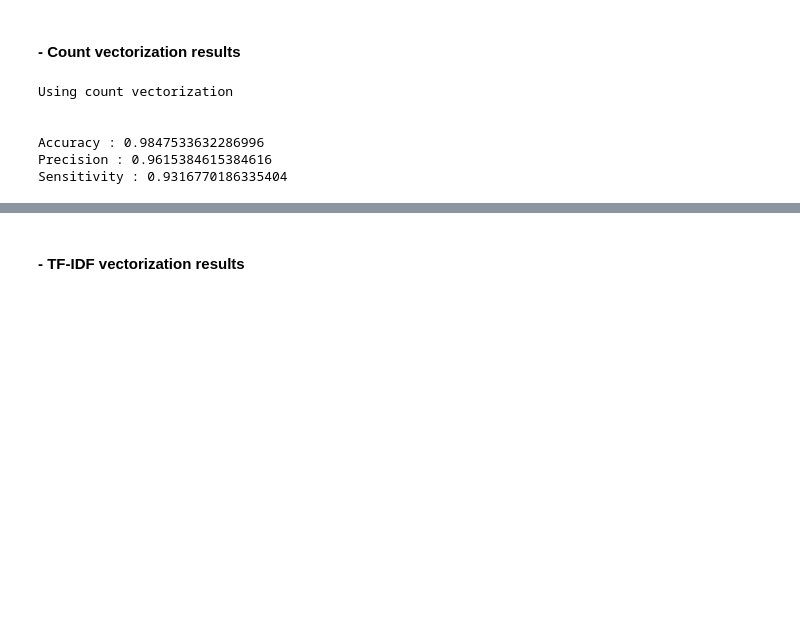
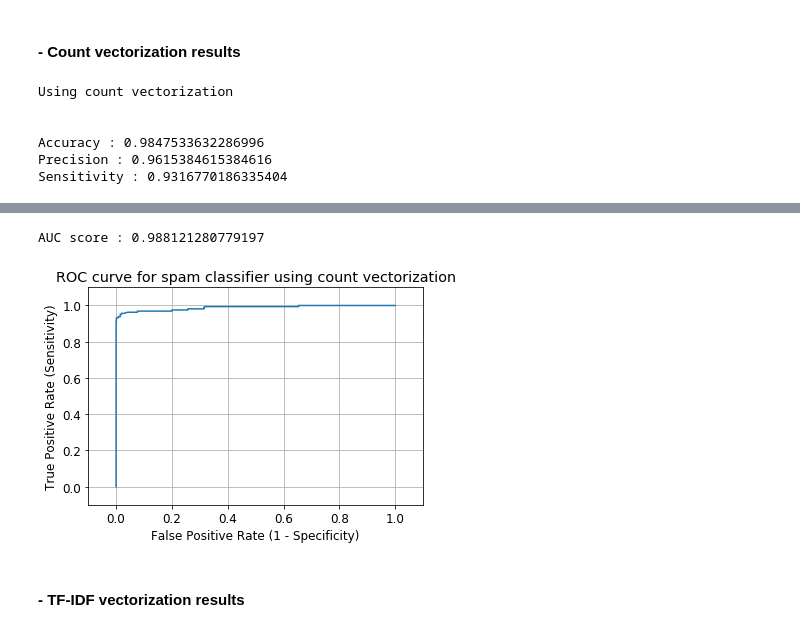
Before and after one commit to rickschneider95/Sms_Spam_Detection, a Jupyter notebook: Naïve_bayes.ipynb, the cells around one changed output, grey strips where cells are left out. Saved outputs shown, nothing was run; the diff lists cells and outputs as text; code cells hidden in the pictures; blank space fills up the shorter version.

```diff
--- a/Naïve_bayes.ipynb
+++ b/Naïve_bayes.ipynb
@@ -125,6 +128,7 @@ MultinomialNB(alpha=1.0, class_prior=None, fit_prior=True)
 * Predicting on test data
 # %%
 pred_count = clf_count.predict(data_test_count)
+pred_count_prob = clf_count.predict_proba(data_test_count)[:,1]
 # %% [markdown]
 #### - Fitting a model for TF-IDF vectorization
 # %% [markdown]
@@ -169,3 +205,19 @@ Sensitivity : 0.9316770186335404
+# %%
+fpr, tpr, thresholds = metrics.roc_curve(y_test,pred_count_prob)
+
+plt.plot(fpr, tpr)
+plt.xlim([-0.1, 1.1])
+plt.ylim([-0.1, 1.1])
+plt.rcParams['font.size'] = 12
+plt.title('ROC curve for spam classifier using count vectorization')
+plt.xlabel('False Positive Rate (1 - Specificity)')
+plt.ylabel('True Positive Rate (Sensitivity)')
+plt.grid(True)
+print("AUC score :",metrics.roc_auc_score(y_test, pred_count_prob))
+print("\n")
+# %% [output]
+AUC score : 0.988121280779197
+[figure, added]
 # %% [markdown]
 #### - TF-IDF vectorization results
 # %%
```
Also changed, not shown: parts of 5 cells of this notebook.
